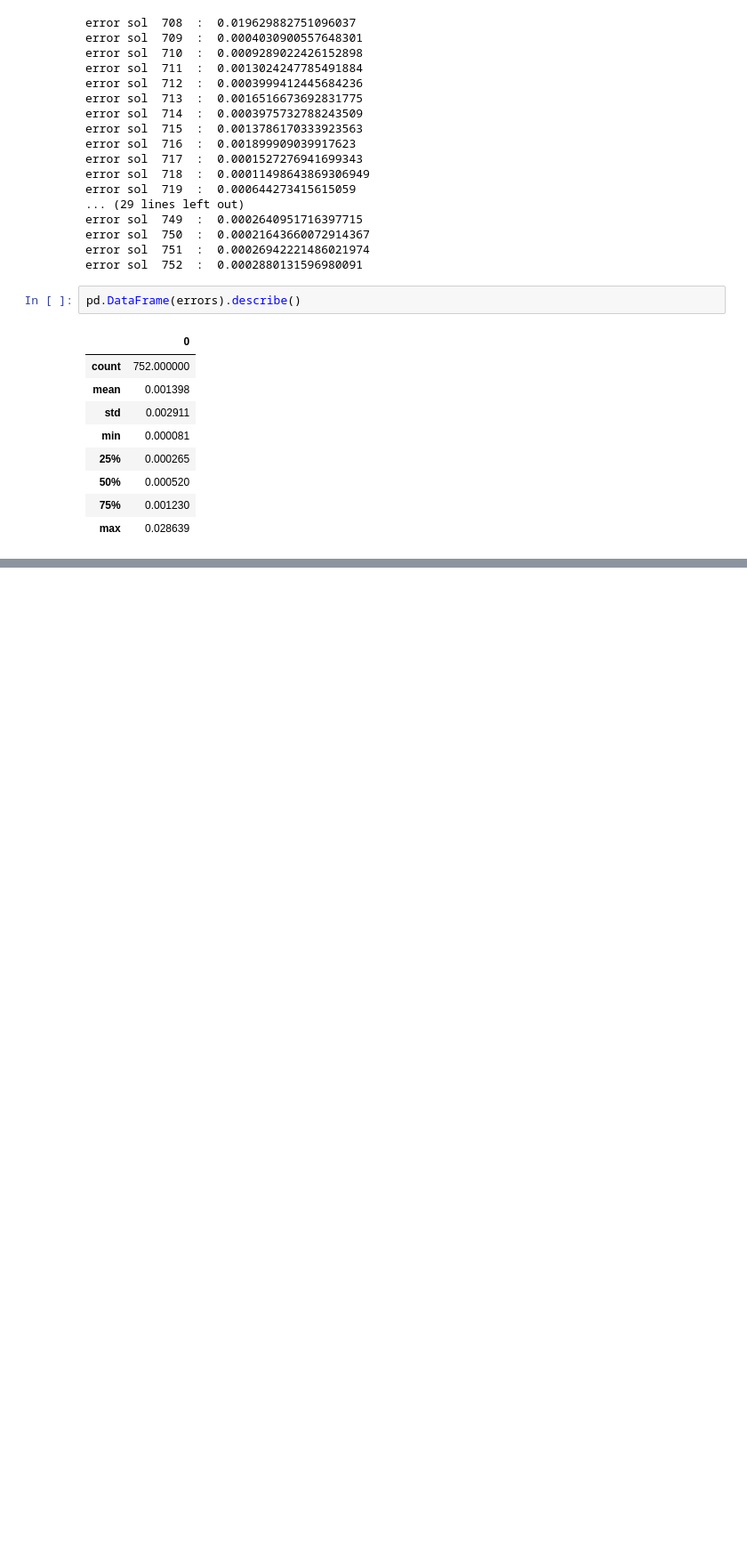
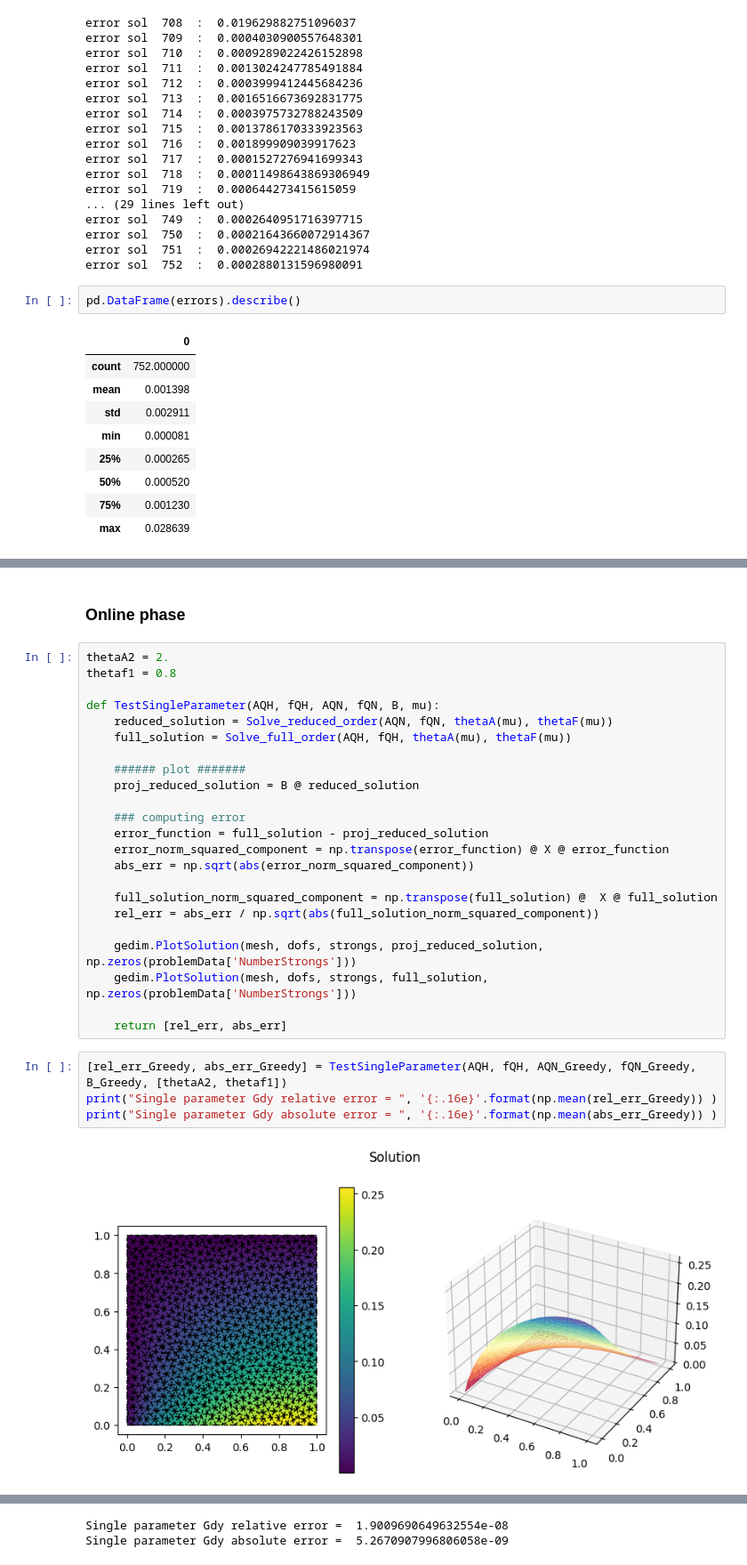
Before and after one commit to gioanateora/Project_MOR, a Jupyter notebook: Projects_solution.ipynb, the cells around one changed output, grey strips where cells are left out. Shown at 89% size. Saved outputs shown, nothing was run; the diff lists cells and outputs as text; blank space fills up the shorter version.

Commit message:
Added the ROM Greedy part

```diff
--- a/Projects_solution.ipynb
+++ b/Projects_solution.ipynb
@@ -1171,0 +1440,31 @@ fig.show()
+# %% [markdown]
+### Online phase
+# %%
+thetaA2 = 2.
+thetaf1 = 0.8
+
+def TestSingleParameter(AQH, fQH, AQN, fQN, B, mu):
+    reduced_solution = Solve_reduced_order(AQN, fQN, thetaA(mu), thetaF(mu))
+    full_solution = Solve_full_order(AQH, fQH, thetaA(mu), thetaF(mu))
+
+    ###### plot #######
+    proj_reduced_solution = B @ reduced_solution
+
+    ### computing error
+    error_function = full_solution - proj_reduced_solution
+    error_norm_squared_component = np.transpose(error_function) @ X @ error_function
+    abs_err = np.sqrt(abs(error_norm_squared_component))
+
+    full_solution_norm_squared_component = np.transpose(full_solution) @  X @ full_solution
+    rel_err = abs_err / np.sqrt(abs(full_solution_norm_squared_component))
+
+    gedim.PlotSolution(mesh, dofs, strongs, proj_reduced_solution, np.zeros(problemData['NumberStrongs']))
+    gedim.PlotSolution(mesh, dofs, strongs, full_solution, np.zeros(problemData['NumberStrongs']))
+
+    return [rel_err, abs_err]
+# %%
+[rel_err_Greedy, abs_err_Greedy] = TestSingleParameter(AQH, fQH, AQN_Greedy, fQN_Greedy, B_Greedy, [thetaA2, thetaf1])
+print("Single parameter Gdy relative error = ", '{:.16e}'.format(np.mean(rel_err_Greedy)) )
+print("Single parameter Gdy absolute error = ", '{:.16e}'.format(np.mean(abs_err_Greedy)) )
+# %% [output]
+[figure, added]
@@ -1171,0 +1472,2 @@ fig.show()
+Single parameter Gdy relative error =  1.9009690649632554e-08
+Single parameter Gdy absolute error =  5.2670907996806058e-09
```
Also changed, not shown: parts of 12 cells of this notebook.
